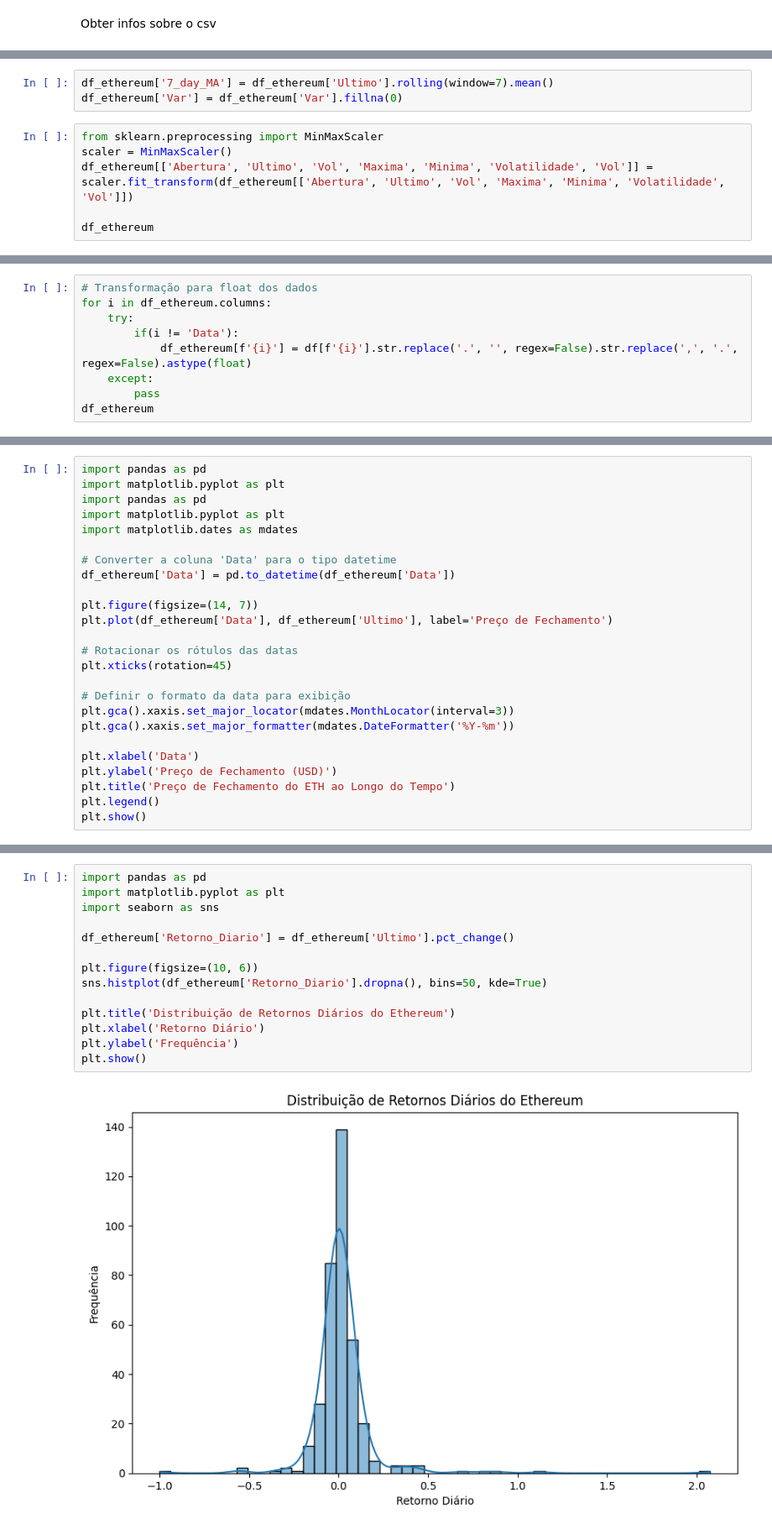
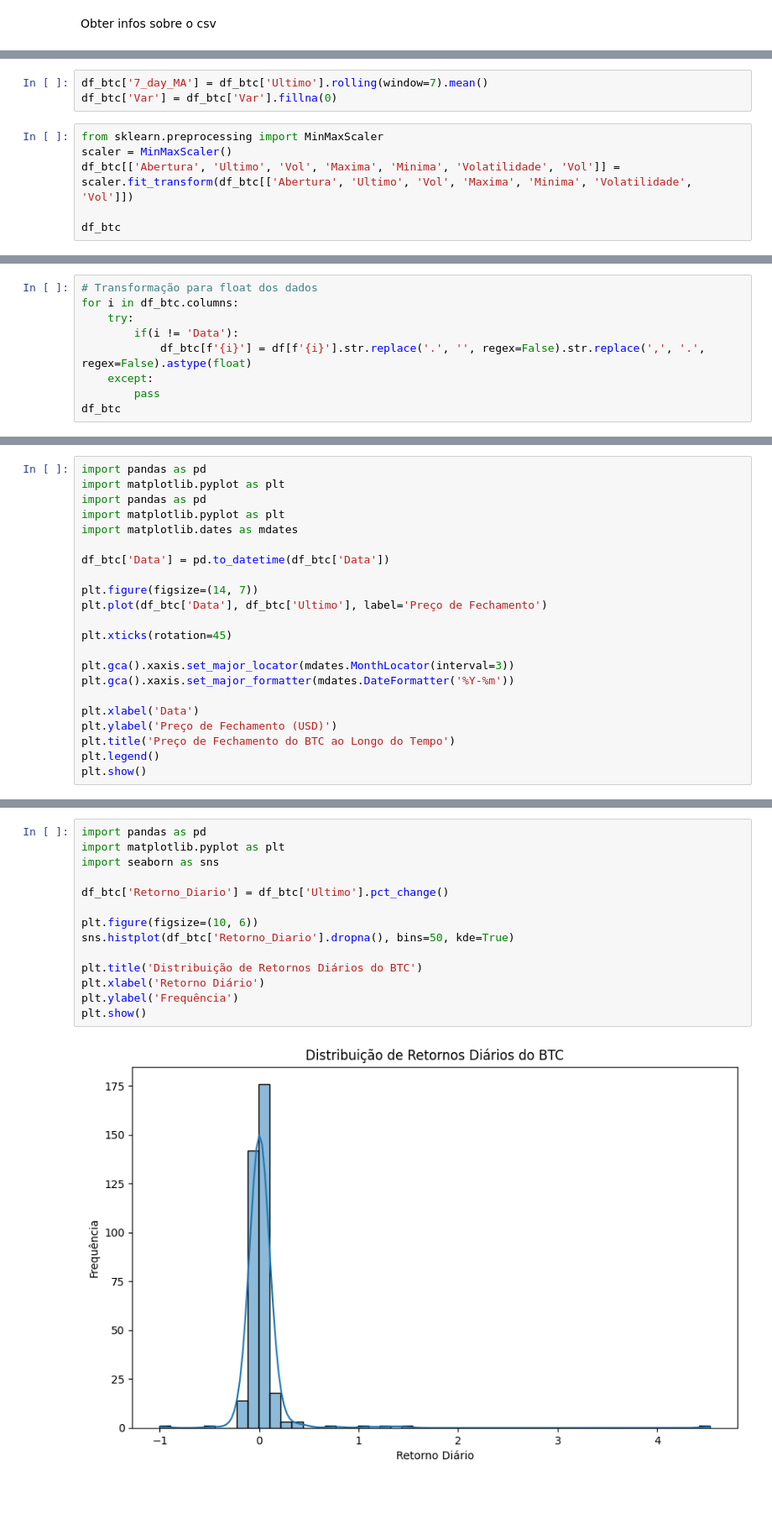
Before and after one commit to gabriellemitoso793/modulo7-engcomp, a Jupyter notebook: ponderada-crypto/src/data/dados-processados/analise-exploratoria-btc.ipynb, the cells around one changed output, grey strips where cells are left out. Shown: that part at 84% size. Drawn from its saved outputs; the diff is of its cells as text; blank space fills up the shorter version.

```diff
--- a/ponderada-crypto/src/data/dados-processados/analise-exploratoria-btc.ipynb
+++ b/ponderada-crypto/src/data/dados-processados/analise-exploratoria-btc.ipynb
@@ -124,13 +125,13 @@ print(df_ethereum)
 
 [365 rows x 9 columns]
 # %%
-df_ethereum['7_day_MA'] = df_ethereum['Ultimo'].rolling(window=7).mean()
-df_ethereum['Var'] = df_ethereum['Var'].fillna(0)
+df_btc['7_day_MA'] = df_btc['Ultimo'].rolling(window=7).mean()
+df_btc['Var'] = df_btc['Var'].fillna(0)
 # %%
 from sklearn.preprocessing import MinMaxScaler
 scaler = MinMaxScaler()
-df_ethereum[['Abertura', 'Ultimo', 'Vol', 'Maxima', 'Minima', 'Volatilidade', 'Vol']] = scaler.fit_transform(df_ethereum[['Abertura', 'Ultimo', 'Vol', 'Maxima', 'Minima', 'Volatilidade', 'Vol']])
+df_btc[['Abertura', 'Ultimo', 'Vol', 'Maxima', 'Minima', 'Volatilidade', 'Vol']] = scaler.fit_transform(df_btc[['Abertura', 'Ultimo', 'Vol', 'Maxima', 'Minima', 'Volatilidade', 'Vol']])
 
-df_ethereum
+df_btc
 # %% [output]
 |  | Data | Abertura | Ultimo | Minima | Maxima | Vol | 7_day_MA | Var | Volatilidade |
@@ -156,11 +157,11 @@ Volatilidade  0.103623      1.000000
 # %%
 # Transformação para float dos dados
-for i in df_ethereum.columns:
+for i in df_btc.columns:
     try:
         if(i != 'Data'):
-            df_ethereum[f'{i}'] = df[f'{i}'].str.replace('.', '', regex=False).str.replace(',', '.', regex=False).astype(float)
+            df_btc[f'{i}'] = df[f'{i}'].str.replace('.', '', regex=False).str.replace(',', '.', regex=False).astype(float)
     except:
         pass
-df_ethereum
+df_btc
 # %% [output]
 |  | Data | Abertura | Ultimo | Minima | Maxima | Vol | 7_day_MA | Var | Volatilidade |
@@ -183,22 +184,19 @@ import pandas as pd
 import matplotlib.pyplot as plt
 import matplotlib.dates as mdates
 
-# Converter a coluna 'Data' para o tipo datetime
-df_ethereum['Data'] = pd.to_datetime(df_ethereum['Data'])
+df_btc['Data'] = pd.to_datetime(df_btc['Data'])
 
 plt.figure(figsize=(14, 7))
-plt.plot(df_ethereum['Data'], df_ethereum['Ultimo'], label='Preço de Fechamento')
+plt.plot(df_btc['Data'], df_btc['Ultimo'], label='Preço de Fechamento')
 
-# Rotacionar os rótulos das datas
 plt.xticks(rotation=45)
 
-# Definir o formato da data para exibição
 plt.gca().xaxis.set_major_locator(mdates.MonthLocator(interval=3))
 plt.gca().xaxis.set_major_formatter(mdates.DateFormatter('%Y-%m'))
 
 plt.xlabel('Data')
 plt.ylabel('Preço de Fechamento (USD)')
-plt.title('Preço de Fechamento do ETH ao Longo do Tempo')
+plt.title('Preço de Fechamento do BTC ao Longo do Tempo')
 plt.legend()
 plt.show()
 # %% [output]
@@ -206,19 +204,19 @@ plt.show()
 # %%
 import pandas as pd
 import matplotlib.pyplot as plt
 import seaborn as sns
 
-df_ethereum['Retorno_Diario'] = df_ethereum['Ultimo'].pct_change()
+df_btc['Retorno_Diario'] = df_btc['Ultimo'].pct_change()
 
 plt.figure(figsize=(10, 6))
-sns.histplot(df_ethereum['Retorno_Diario'].dropna(), bins=50, kde=True)
+sns.histplot(df_btc['Retorno_Diario'].dropna(), bins=50, kde=True)
 
-plt.title('Distribuição de Retornos Diários do Ethereum')
+plt.title('Distribuição de Retornos Diários do BTC')
 plt.xlabel('Retorno Diário')
 plt.ylabel('Frequência')
 plt.show()
 # %% [output]
-[figure, old version]
+[figure, new version]
 # %%
 import pandas as pd
 import matplotlib.pyplot as plt
```
Also changed, not shown: parts of 13 cells of this notebook, 6 other files.
